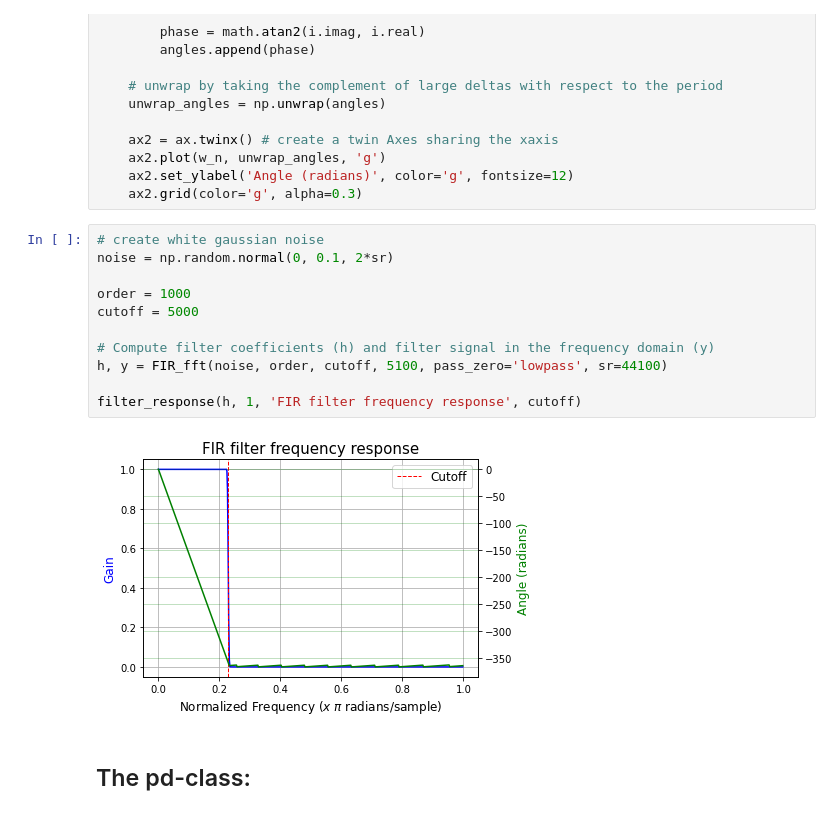
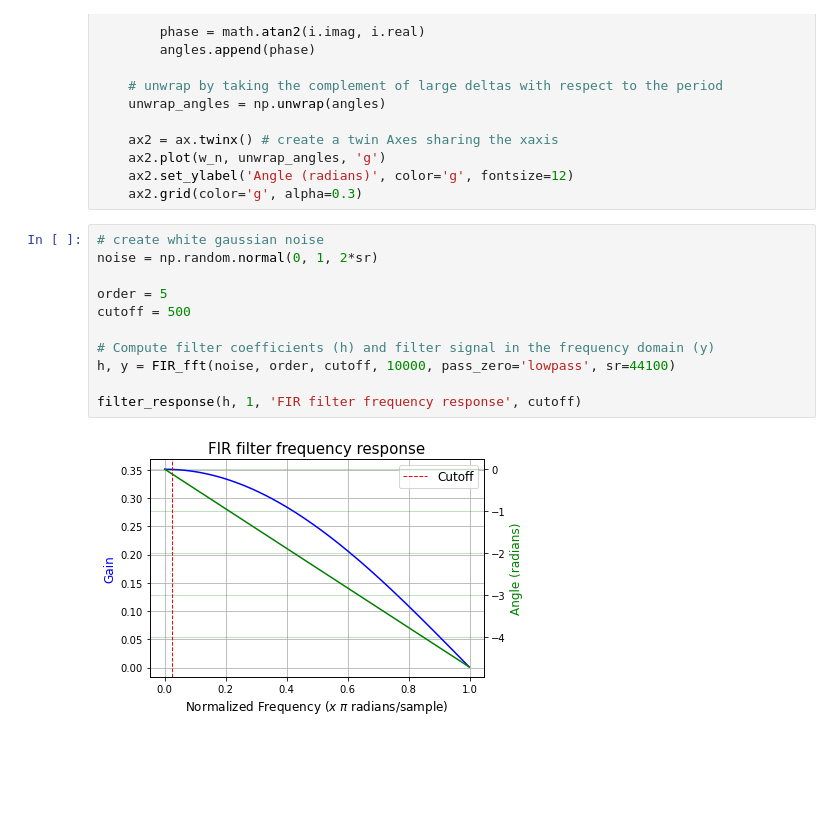
Before and after one commit to wnetzel/MCT-teamA-2021, a Jupyter notebook: Python Assignment 5/Python Assignment 5.ipynb, the cells around one changed output. Saved outputs shown, nothing was run; the diff lists cells and outputs as text; blank space fills up the shorter version.

```diff
--- a/Python Assignment 5/Python Assignment 5.ipynb
+++ b/Python Assignment 5/Python Assignment 5.ipynb
@@ -341,16 +341,14 @@ def filter_response(b, a, title, cutoff_hz):
     ax2.grid(color='g', alpha=0.3)
 # %%
 # create white gaussian noise
-noise = np.random.normal(0, 0.1, 2*sr)
+noise = np.random.normal(0, 1, 2*sr)
 
-order = 1000
-cutoff = 5000
+order = 5
+cutoff = 500
 
 # Compute filter coefficients (h) and filter signal in the frequency domain (y)
-h, y = FIR_fft(noise, order, cutoff, 5100, pass_zero='lowpass', sr=44100)
+h, y = FIR_fft(noise, order, cutoff, 10000, pass_zero='lowpass', sr=44100)
 
 filter_response(h, 1, 'FIR filter frequency response', cutoff)
 # %% [output]
-[figure, old version]
+[figure, new version]
-# %% [markdown]
-## The pd-class:
```
Also changed, not shown: parts of 30 cells of this notebook.
